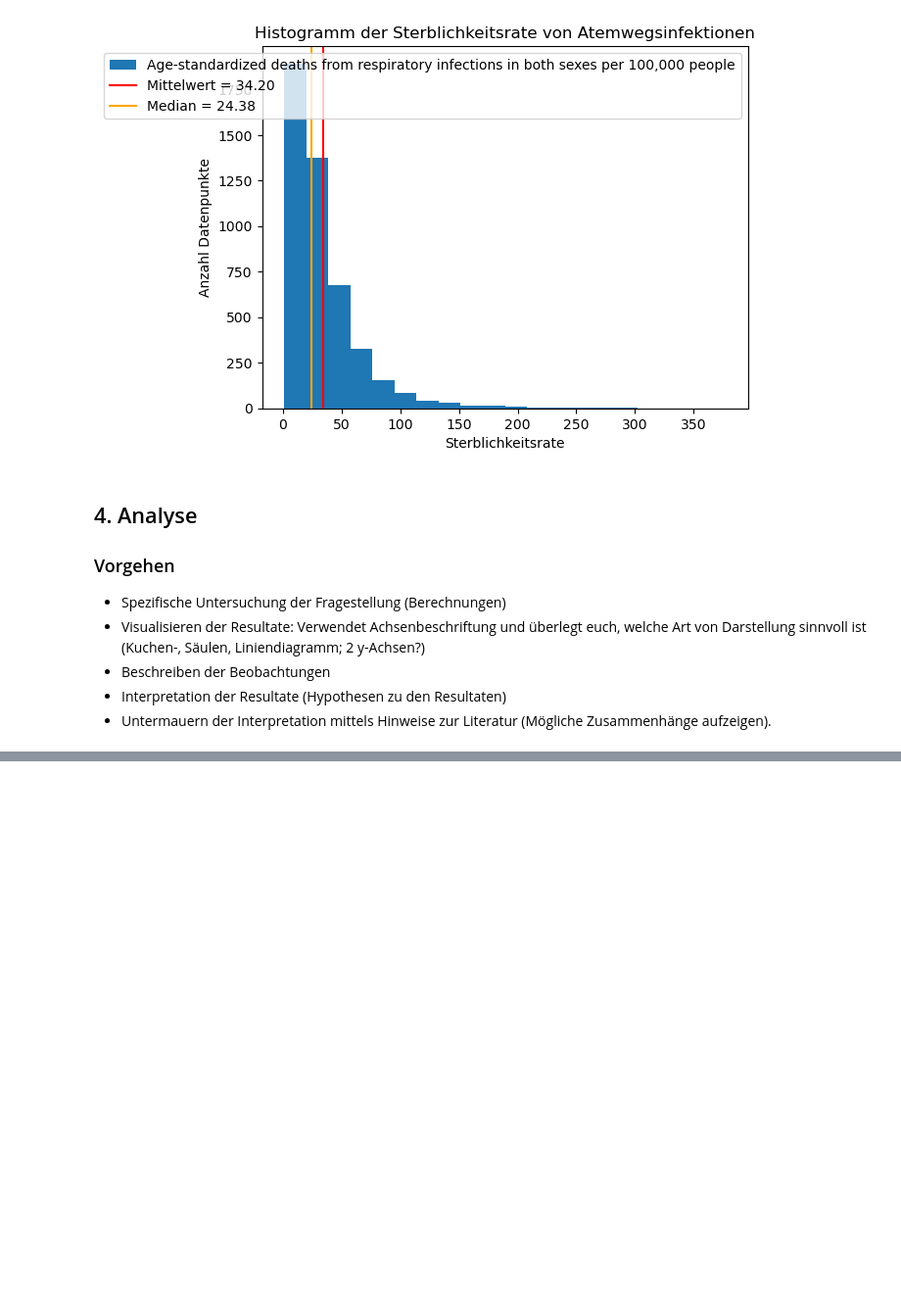
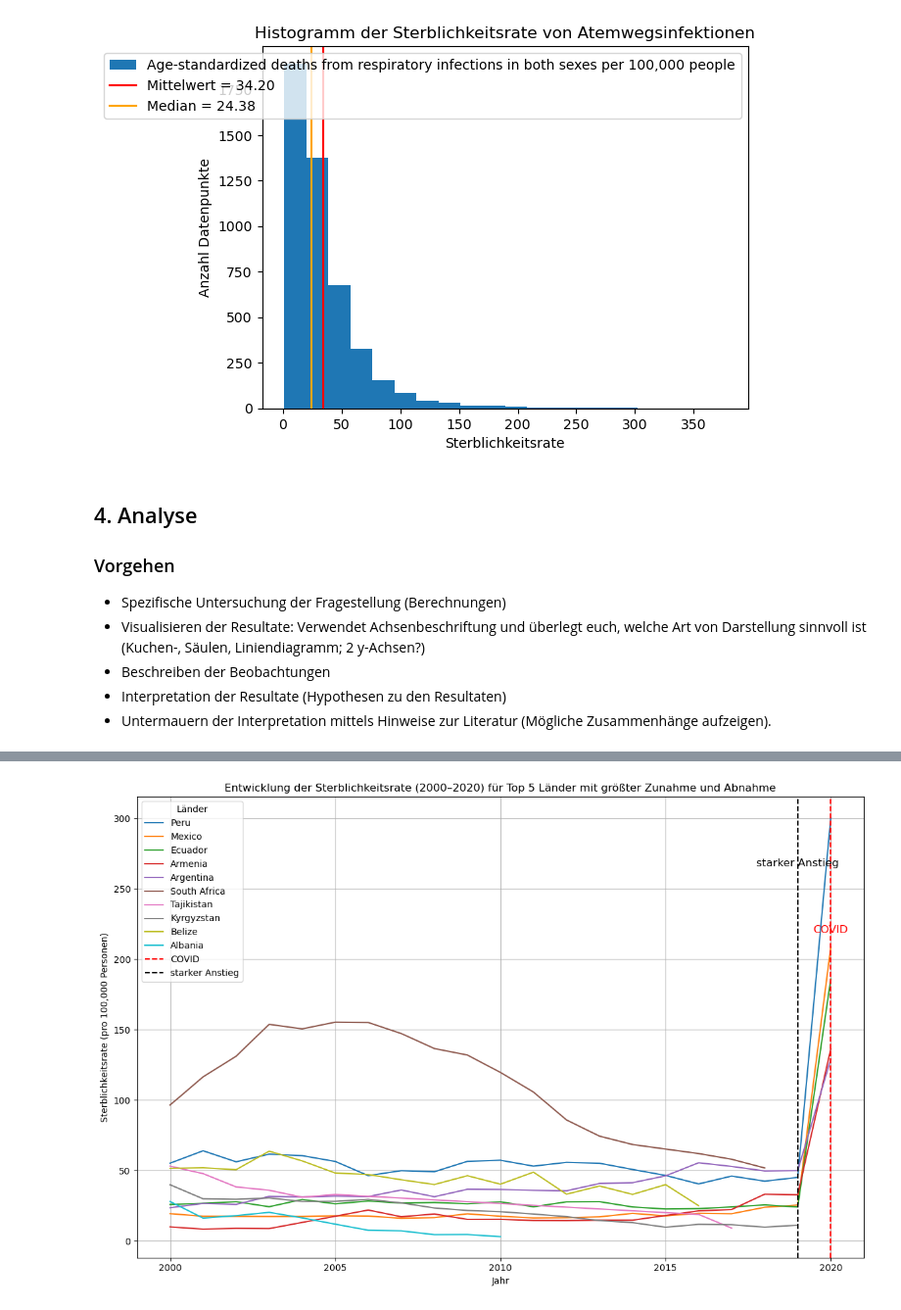
Before and after one commit to cungphi/BMLD1-Atemwegsinfektionen, a Jupyter notebook: LN2 Lou-Salomé Frehner_Phi Phi Cung.ipynb, the cells around one changed output, grey strips where cells are left out. Shown at 98% size. Saved outputs shown, nothing was run; the diff lists cells and outputs as text; code cells hidden in the pictures; blank space fills up the shorter version.

```diff
--- a/LN2 Lou-Salomé Frehner_Phi Phi Cung.ipynb
+++ b/LN2 Lou-Salomé Frehner_Phi Phi Cung.ipynb
@@ -290,0 +304,49 @@ plt.show()
+# %%
+import pandas as pd
+import matplotlib.pyplot as plt
+
+# Länder auswählen: Top 5 Zunahme und Abnahme der Sterblichkeitsrate
+top5_lander = pd.concat([top5_zunahme, top5_abnahme]).index  # Kombinierte Länder
+
+# Daten für die ausgewählten Länder im Zeitraum 2000–2020 filtern
+filtered_data = df_sorted[
+    (df_sorted['Year'] >= 2000) & (df_sorted['Year'] <= 2020) & (df_sorted['Entity'].isin(top5_lander))
+]
+
+# Liniendiagramm erstellen
+plt.figure(figsize=(12, 8))
+
+# Für jedes Land die Entwicklung der Sterblichkeitsrate plotten
+for land in top5_lander:
+    land_data = filtered_data[filtered_data['Entity'] == land]
+    plt.plot(land_data['Year'],
+             land_data['Age-standardized deaths from respiratory infections in both sexes per 100,000 people'],
+             label=land)
+
+# Eine gestrichelte Linie für das Jahr 2020 (COVID) hinzufügen
+plt.axvline(x=2020, color='red', linestyle='--', label='COVID')
+
+# Eine vertikale, gestrichelte Linie für das Jahr 2019 (starker Anstieg) hinzufügen
+plt.axvline(x=2019, color='black', linestyle='--', label='starker Anstieg')
+
+# Diagramm beschriften
+plt.title("Entwicklung der Sterblichkeitsrate (2000–2020) für Top 5 Länder mit größter Zunahme und Abnahme")
+plt.xlabel("Jahr")
+plt.ylabel("Sterblichkeitsrate (pro 100,000 Personen)")
+plt.legend(title="Länder", loc='upper left')
+plt.grid(True)
+
+# Beschriftung für die COVID-Linie bei 2020 hinzufügen (weiter oben)
+plt.text(2020, plt.ylim()[1]*0.70, 'COVID', color='red', ha='center', va='center', fontsize=12)
+
+# Beschriftung für die Linie bei 2019 hinzufügen (weiter unten)
+plt.text(2019, plt.ylim()[1]*0.85, 'starker Anstieg', color='black', ha='center', va='center', fontsize=12)
+
+# Anpassung der x-Achse: Nur spezifische Jahre anzeigen
+plt.xticks([2000, 2005, 2010, 2015, 2020])  # Zeigt nur die gewünschten Jahre auf der x-Achse
+
+# Layout optimieren und anzeigen
+plt.tight_layout()
+plt.show()
+# %% [output]
+[figure, added]
```
Also changed, not shown: parts of 9 cells of this notebook.
